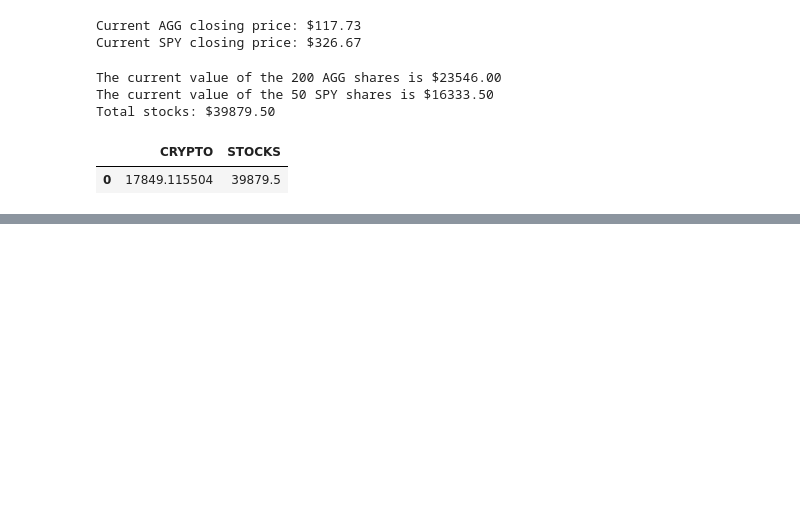
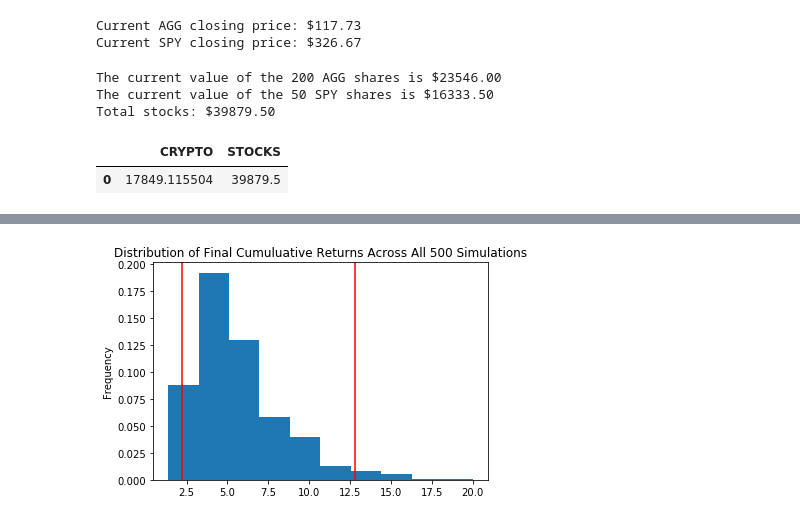
Before and after one commit to antoniopinkston/Financial-Planning-Homework, a Jupyter notebook: FinancialPlanning.ipynb, the cells around one changed output, grey strips where cells are left out. Saved outputs shown, nothing was run; the diff lists cells and outputs as text; code cells hidden in the pictures; blank space fills up the shorter version.

```diff
--- a/FinancialPlanning.ipynb
+++ b/FinancialPlanning.ipynb
@@ -184,0 +286,8 @@ emergency_fund = monthly_income * 3
+# %%
+# Plot probability distribution and confidence intervals
+dist_plot = MC_thirtyyear.plot_distribution()
+
+# Save the plot for future usage
+dist_plot.get_figure().savefig('MC_thirtyyear_dist_plot.png',bbox_inches='tight')
+# %% [output]
+[figure, added]
```
Also changed, not shown: parts of 12 cells of this notebook.
